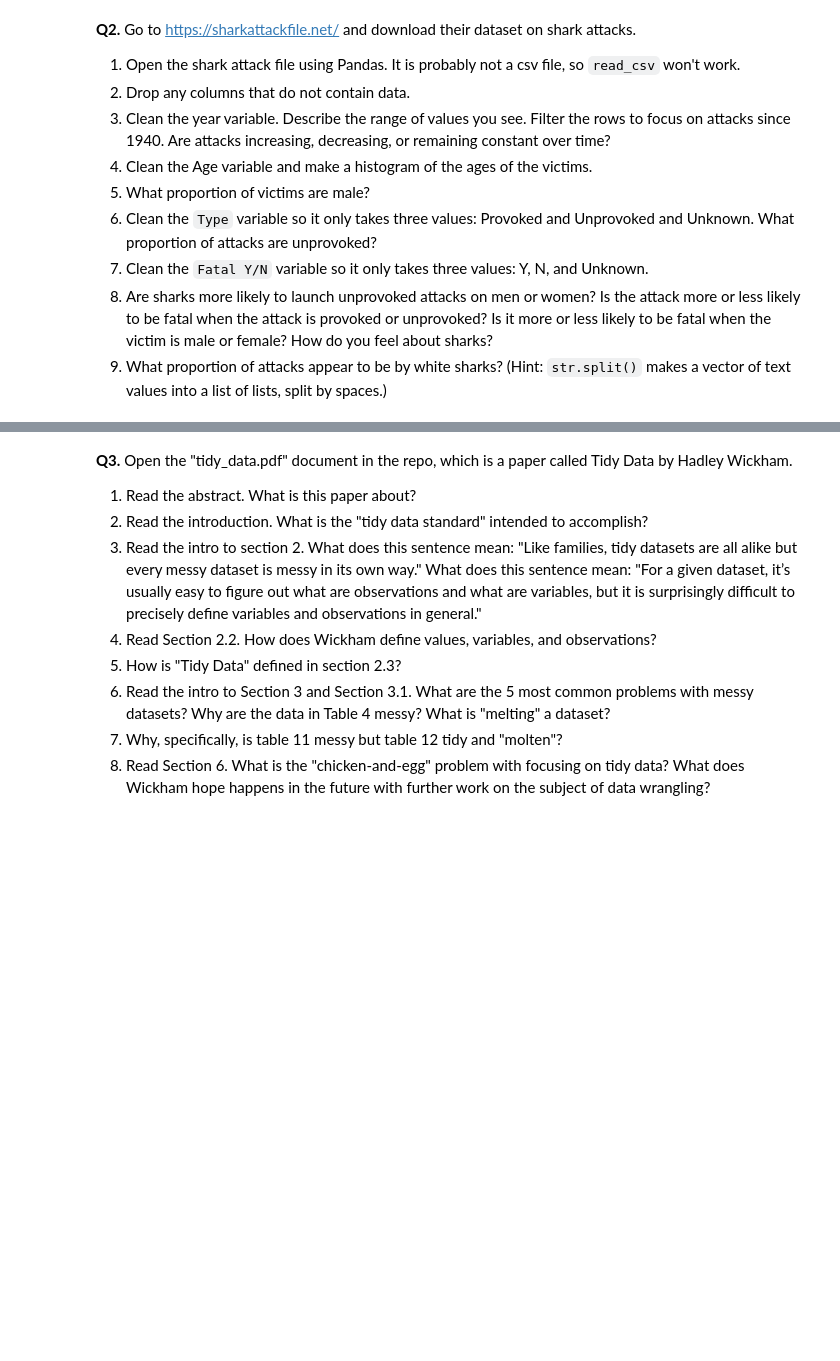
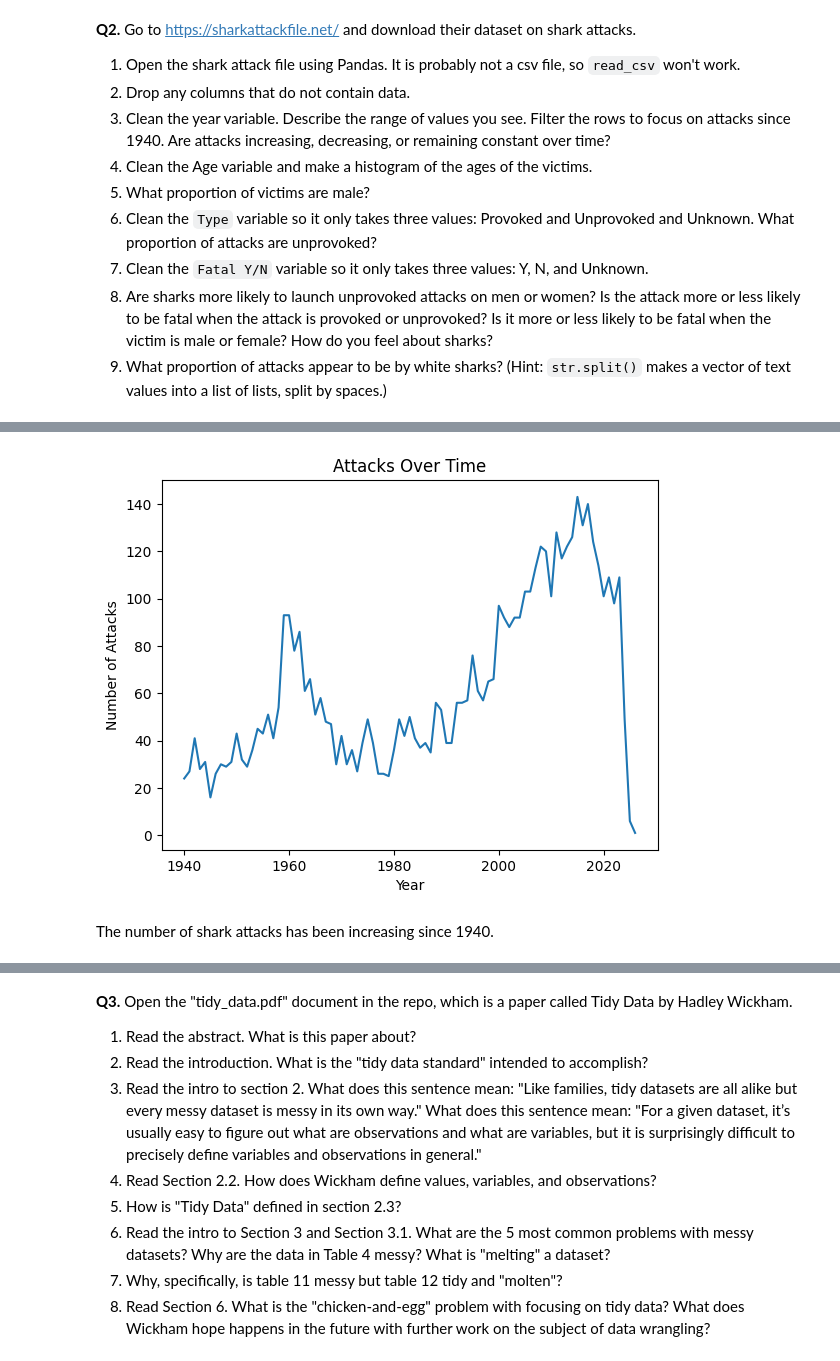
Before and after one commit to kpunsalan8/DS-3001-wrangling, a Jupyter notebook: assignment/assignment.ipynb, the cells around one changed output, grey strips where cells are left out. Cells and saved outputs as stored; diff of their text form; code cells hidden in the pictures; blank space fills up the shorter version.

```diff
--- a/assignment/assignment.ipynb
+++ b/assignment/assignment.ipynb
@@ -398,0 +448,4 @@ Name: count, dtype: int64
+# %%
+# 2.2 drop columns where virtually all values are empty
+# Drop columns containing "Unnamed" in their names
+df = df.loc[:, ~df.columns.str.contains("Unnamed")]
@@ -398,0 +472,4 @@ Name: count, dtype: int64
+# %%
+# 2.3 Year variable
+# change to numeric
+df["Year"] = pd.to_numeric(df["Year"], errors="coerce")
@@ -398,0 +509,20 @@ Name: count, dtype: int64
+# %%
+# drop rows that are na or 0
+df = df[df["Year"].notna() & (df["Year"] != 0)]
+# %%
+# filter rows to attacks since 1940
+df = df[df["Year"] >= 1940]
+# %%
+# what is the trend of attacks: increasing, decreasing, or constant
+# Check trends over time
+df["Year"].value_counts().sort_index().plot(kind="line", title="Attacks Over Time")
+
+# add labels
+plt.xlabel("Year")
+plt.ylabel("Number of Attacks")
+
+plt.show()
+# %% [output]
+[figure, added]
+# %% [markdown]
+The number of shark attacks has been increasing since 1940.
```
Also changed, not shown: parts of 14 cells of this notebook.
